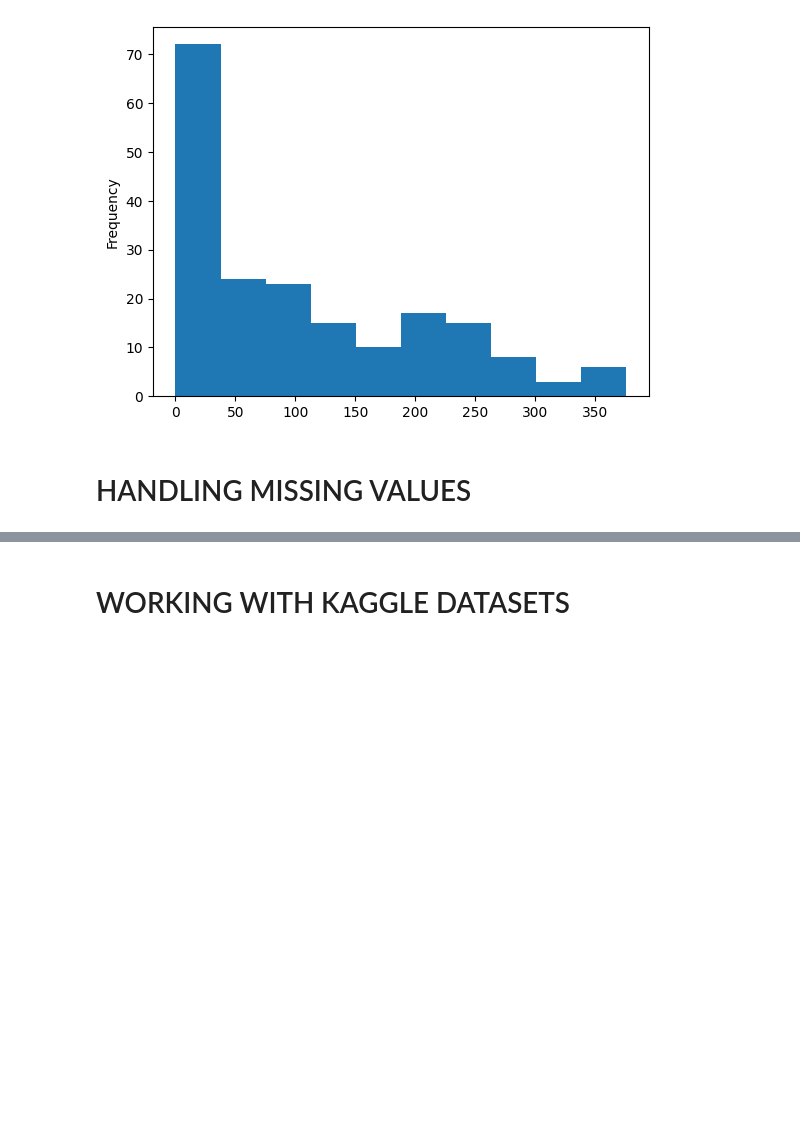
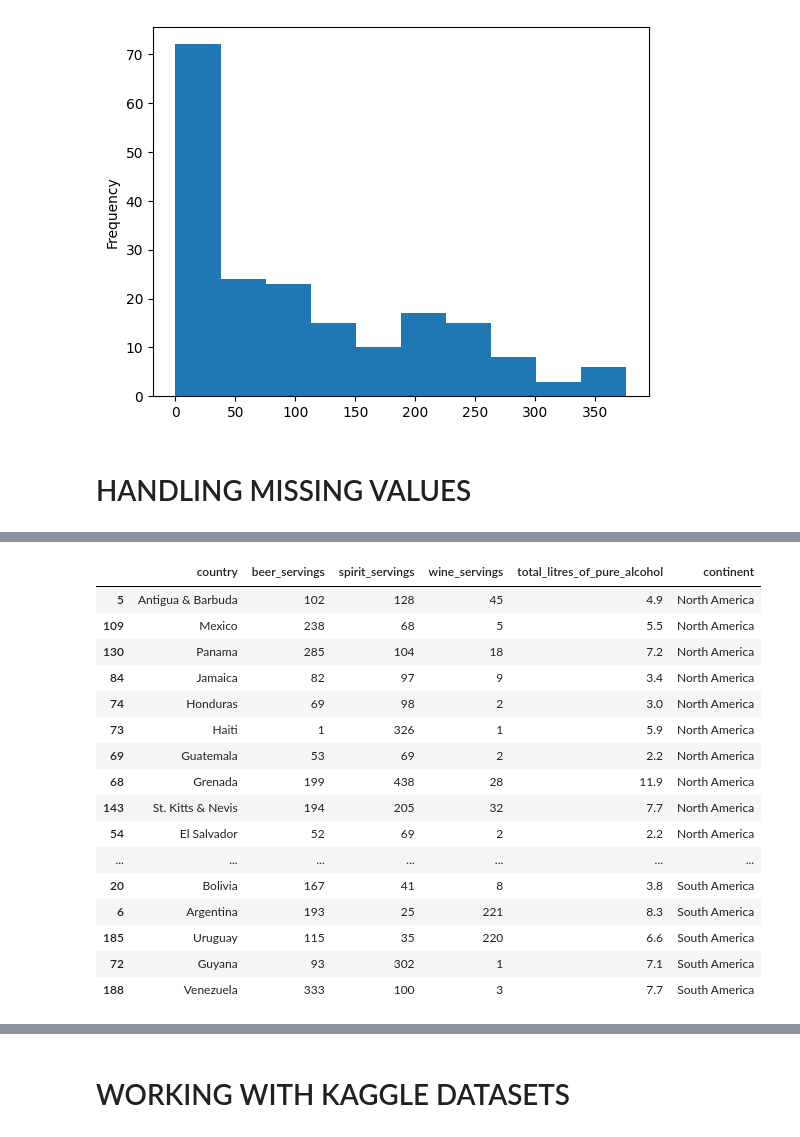
Before and after one commit to OveysSafarnejad/pd-training, a Jupyter notebook: src/pandas_series/dataschool_series.ipynb, the cells around one changed output, grey strips where cells are left out. Cells and saved outputs as stored; diff of their text form; code cells hidden in the pictures; blank space fills up the shorter version.

Commit message:
Worked with missing values and map, apply functions

```diff
--- a/src/pandas_series/dataschool_series.ipynb
+++ b/src/pandas_series/dataschool_series.ipynb
@@ -657,4 +947,22 @@ drinks.memory_usage(deep=True).sum()
 # or
 drinks.continent = drinks.continent.astype(pd.api.types.CategoricalDtype(categories = sorted(drinks.continent.unique()), ordered=True))
 # %%
-drinks.loc[drinks.continent > 'Europe'] # IMPORTANT
+drinks.loc[drinks.continent > 'Europe'].sort_values('continent') # IMPORTANT
+# %% [output]
+|  | country | beer_servings | spirit_servings | wine_servings | total_litres_of_pure_alcohol | continent |
+| 5 | Antigua & Barbuda | 102 | 128 | 45 | 4.9 | North America |
+| 109 | Mexico | 238 | 68 | 5 | 5.5 | North America |
+| 130 | Panama | 285 | 104 | 18 | 7.2 | North America |
+| 84 | Jamaica | 82 | 97 | 9 | 3.4 | North America |
+| 74 | Honduras | 69 | 98 | 2 | 3.0 | North America |
+| 73 | Haiti | 1 | 326 | 1 | 5.9 | North America |
+| 69 | Guatemala | 53 | 69 | 2 | 2.2 | North America |
+| 68 | Grenada | 199 | 438 | 28 | 11.9 | North America |
+| 143 | St. Kitts & Nevis | 194 | 205 | 32 | 7.7 | North America |
+| 54 | El Salvador | 52 | 69 | 2 | 2.2 | North America |
+| ... | ... | ... | ... | ... | ... | ... |
+| 20 | Bolivia | 167 | 41 | 8 | 3.8 | South America |
+| 6 | Argentina | 193 | 25 | 221 | 8.3 | South America |
+| 185 | Uruguay | 115 | 35 | 220 | 6.6 | South America |
+| 72 | Guyana | 93 | 302 | 1 | 7.1 | South America |
+| 188 | Venezuela | 333 | 100 | 3 | 7.7 | South America |
```
Also changed, not shown: parts of 93 cells of this notebook.
